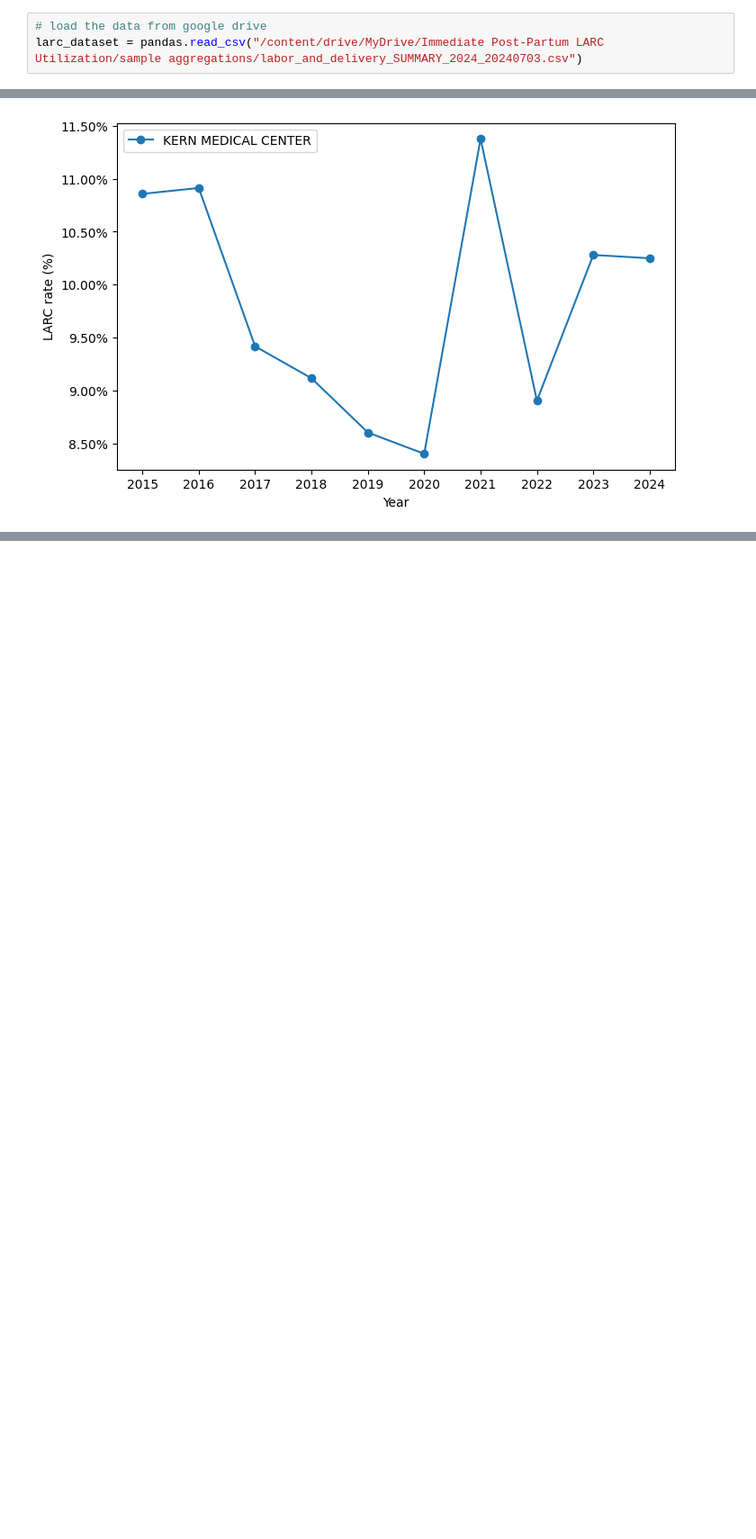
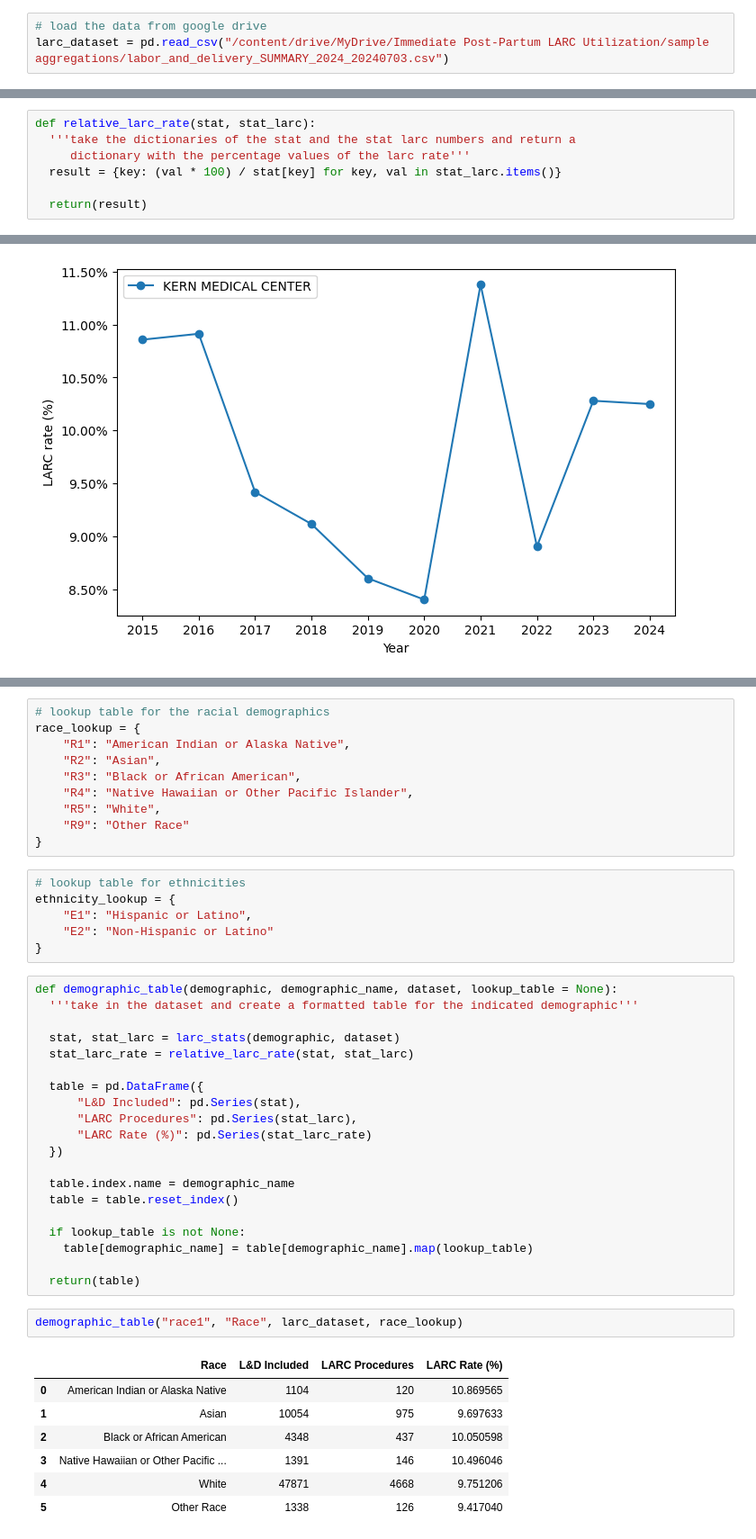
Before and after one commit to orchid-initiative/postpartum-larc, a Jupyter notebook: analysis/larc_analysis_presentation_notebook.ipynb, the cells around one changed output, grey strips where cells are left out. Shown at 90% size. Cells and saved outputs as stored; diff of their text form; blank space fills up the shorter version.

Commit message:
Added demographic tables to prepare for presentation of data

```diff
--- a/analysis/larc_analysis_presentation_notebook.ipynb
+++ b/analysis/larc_analysis_presentation_notebook.ipynb
@@ -13,7 +13,7 @@ drive.mount('/content/drive')
 Mounted at /content/drive
 # %%
 # load the data from google drive
-larc_dataset = pandas.read_csv("/content/drive/MyDrive/Immediate Post-Partum LARC Utilization/sample aggregations/labor_and_delivery_SUMMARY_2024_20240703.csv")
+larc_dataset = pd.read_csv("/content/drive/MyDrive/Immediate Post-Partum LARC Utilization/sample aggregations/labor_and_delivery_SUMMARY_2024_20240703.csv")
 # %%
 
 def larc_stats(col, df):
@@ -37,6 +37,13 @@ def larc_stats(col, df):
     stat_larc[row[col]] += row["larc"]
 
   return(stat, stat_larc)
+# %%
+def relative_larc_rate(stat, stat_larc):
+  '''take the dictionaries of the stat and the stat larc numbers and return a
+     dictionary with the percentage values of the larc rate'''
+  result = {key: (val * 100) / stat[key] for key, val in stat_larc.items()}
+
+  return(result)
 # %%
 # collect results by hospital name
 hospital_name, hospital_name_larc = larc_stats("hospital_name", larc_dataset)
@@ -123,0 +135,46 @@ plt.show()
+# %%
+# lookup table for the racial demographics
+race_lookup = {
+    "R1": "American Indian or Alaska Native",
+    "R2": "Asian",
+    "R3": "Black or African American",
+    "R4": "Native Hawaiian or Other Pacific Islander",
+    "R5": "White",
+    "R9": "Other Race"
+}
+# %%
+# lookup table for ethnicities
+ethnicity_lookup = {
+    "E1": "Hispanic or Latino",
+    "E2": "Non-Hispanic or Latino"
+}
+# %%
+def demographic_table(demographic, demographic_name, dataset, lookup_table = None):
+  '''take in the dataset and create a formatted table for the indicated demographic'''
+
+  stat, stat_larc = larc_stats(demographic, dataset)
+  stat_larc_rate = relative_larc_rate(stat, stat_larc)
+
+  table = pd.DataFrame({
+      "L&D Included": pd.Series(stat),
+      "LARC Procedures": pd.Series(stat_larc),
+      "LARC Rate (%)": pd.Series(stat_larc_rate)
+  })
+
+  table.index.name = demographic_name
+  table = table.reset_index()
+
+  if lookup_table is not None:
+    table[demographic_name] = table[demographic_name].map(lookup_table)
+
+  return(table)
+# %%
+demographic_table("race1", "Race", larc_dataset, race_lookup)
+# %% [output]
+|  | Race | L&D Included | LARC Procedures | LARC Rate (%) |
+| 0 | American Indian or Alaska Native | 1104 | 120 | 10.869565 |
+| 1 | Asian | 10054 | 975 | 9.697633 |
+| 2 | Black or African American | 4348 | 437 | 10.050598 |
+| 3 | Native Hawaiian or Other Pacific ... | 1391 | 146 | 10.496046 |
+| 4 | White | 47871 | 4668 | 9.751206 |
+| 5 | Other Race | 1338 | 126 | 9.417040 |
```
Also changed, not shown: parts of 5 cells of this notebook.
